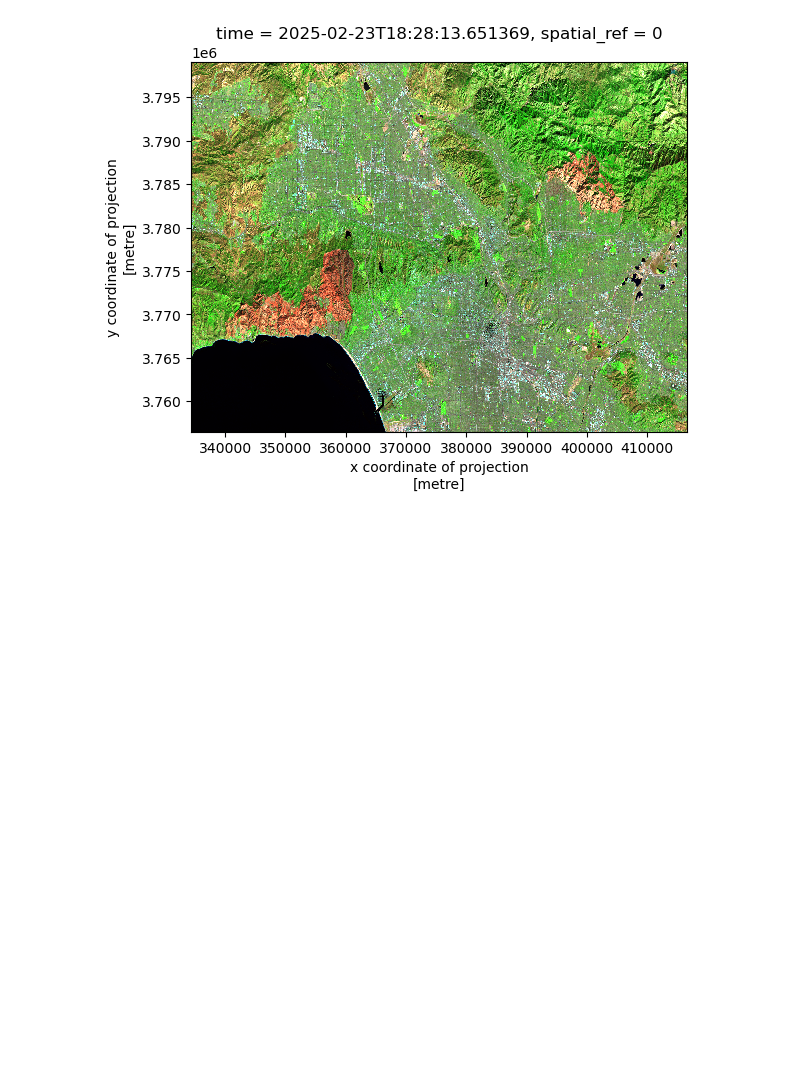
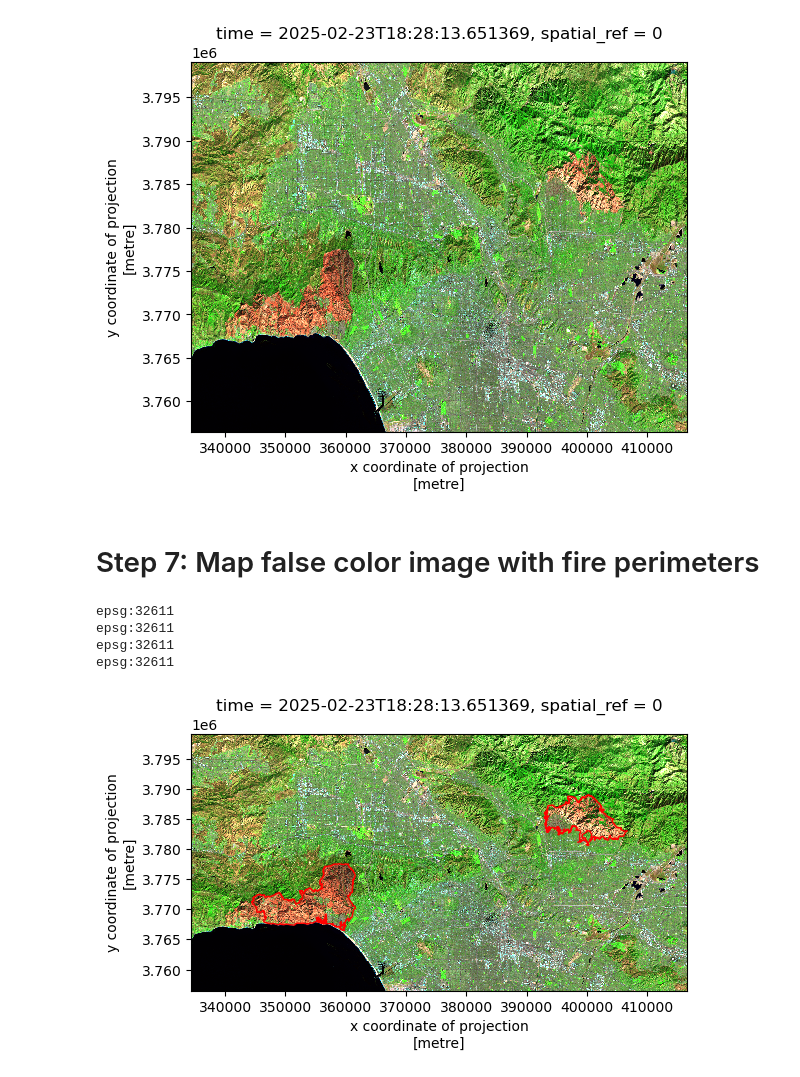
Before and after one commit to lsdixit/eds220-hwk4, a Jupyter notebook: hwk4-task2-false-color-DIXIT.ipynb, the cells around one changed output. Cells and saved outputs as stored; diff of their text form; code cells hidden in the pictures; blank space fills up the shorter version.

Commit message:
Plot first draft of fire perimeters on landsat data

```diff
--- a/hwk4-task2-false-color-DIXIT.ipynb
+++ b/hwk4-task2-false-color-DIXIT.ipynb
@@ -175,3 +176,33 @@ landsat[['swir22', 'nir08', 'red']].fillna(0).to_array().plot.imshow(robust = Tr
 # %% [output]
 <matplotlib.image.AxesImage at 0x...>
 [figure]
+# %% [markdown]
+# Step 7: Map false color image with fire perimeters
+# %%
+# Check CRS and update
+print(palisades_perimeter.crs)
+print(eaton_perimeter.crs)
+
+# Update CRS to match the landsat data
+palisades_perimeter = palisades_perimeter.to_crs('epsg:32611')
+eaton_perimeter = eaton_perimeter.to_crs('epsg:32611')
+
+# Check that the update worked
+print(palisades_perimeter.crs)
+print(eaton_perimeter.crs)
+# %% [output]
+epsg:32611
+epsg:32611
+epsg:32611
+epsg:32611
+# %%
+fig, ax = plt.subplots()
+
+landsat[['swir22', 'nir08', 'red']].fillna(0).to_array().plot.imshow(robust = True)
+
+palisades_perimeter.plot(ax=ax, color = 'none', edgecolor='red')
+eaton_perimeter.plot(ax=ax, color = 'none', edgecolor='red')
+
+plt.show()
+# %% [output]
+[figure, added]
```
Also changed, not shown: parts of 2 cells of this notebook.
